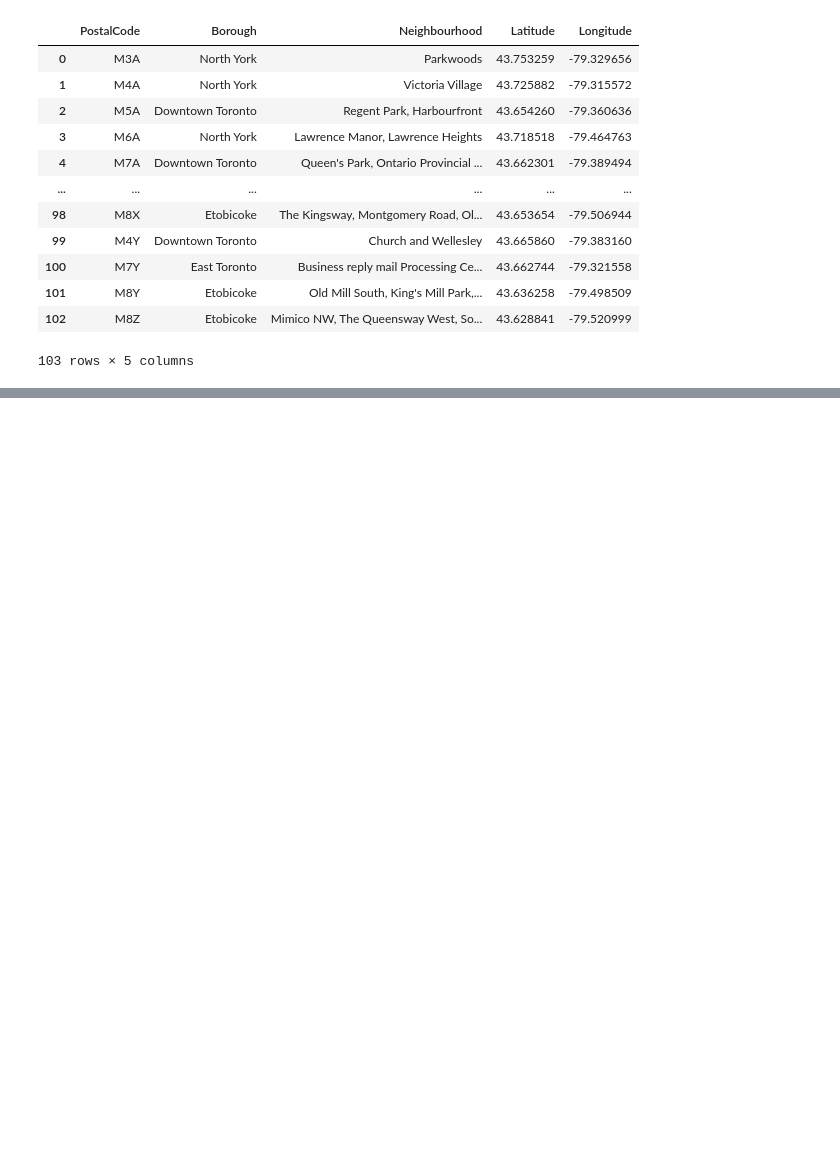
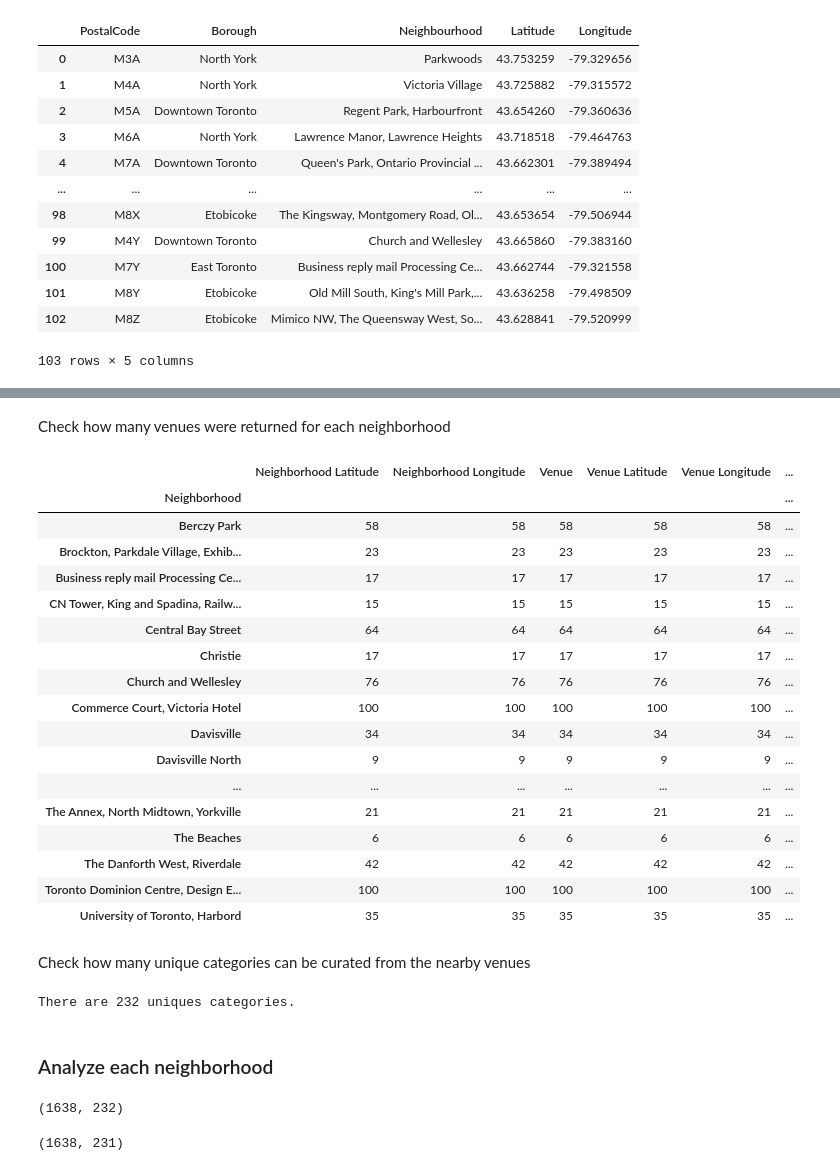
Before and after one commit to giftmetav/Coursera_Capstone, a Jupyter notebook: Toronto.ipynb, the cells around one changed output, grey strips where cells are left out. Cells and saved outputs as stored; diff of their text form; code cells hidden in the pictures; blank space fills up the shorter version.

```diff
--- a/Toronto.ipynb
+++ b/Toronto.ipynb
@@ -109,0 +108,5 @@ Toronto_merged
+# %%
+import requests # library to handle requests
+CLIENT_ID = 'NMREAEN1VZAMGXCDGVFP13WE51UGFCRH2LRJAJY3T13CSQBA' # your Foursquare ID
+CLIENT_SECRET = 'VIHNI2JA2JJFWU1MCCX2L433NNP4FRL4V1VTIONI15WYG3EY' # your Foursquare Secret
+VERSION = '20180605' # Foursquare API version
@@ -109,0 +157,6 @@ Toronto_merged
+# %%
+# Get only Borough that contained the word Toronto
+Toronto_data = Toronto_merged[Toronto_merged['Borough'].str.contains('Toronto')]
+
+# Check the size for the dataframe
+Toronto_data.shape
@@ -109,0 +203,43 @@ Toronto_merged
+# %% [markdown]
+Check how many venues were returned for each neighborhood
+# %%
+Toronto_venues.groupby('Neighborhood').count()
+# %% [output]
+|  | Neighborhood Latitude | Neighborhood Longitude | Venue | Venue Latitude | Venue Longitude | ... |
+| Neighborhood |  |  |  |  |  | ... |
+| Berczy Park | 58 | 58 | 58 | 58 | 58 | ... |
+| Brockton, Parkdale Village, Exhib... | 23 | 23 | 23 | 23 | 23 | ... |
+| Business reply mail Processing Ce... | 17 | 17 | 17 | 17 | 17 | ... |
+| CN Tower, King and Spadina, Railw... | 15 | 15 | 15 | 15 | 15 | ... |
+| Central Bay Street | 64 | 64 | 64 | 64 | 64 | ... |
+| Christie | 17 | 17 | 17 | 17 | 17 | ... |
+| Church and Wellesley | 76 | 76 | 76 | 76 | 76 | ... |
+| Commerce Court, Victoria Hotel | 100 | 100 | 100 | 100 | 100 | ... |
+| Davisville | 34 | 34 | 34 | 34 | 34 | ... |
+| Davisville North | 9 | 9 | 9 | 9 | 9 | ... |
+| ... | ... | ... | ... | ... | ... | ... |
+| The Annex, North Midtown, Yorkville | 21 | 21 | 21 | 21 | 21 | ... |
+| The Beaches | 6 | 6 | 6 | 6 | 6 | ... |
+| The Danforth West, Riverdale | 42 | 42 | 42 | 42 | 42 | ... |
+| Toronto Dominion Centre, Design E... | 100 | 100 | 100 | 100 | 100 | ... |
+| University of Toronto, Harbord | 35 | 35 | 35 | 35 | 35 | ... |
+# %% [markdown]
+Check how many unique categories can be curated from the nearby venues
+# %%
+print('There are {} uniques categories.'.format(len(Toronto_venues['Venue Category'].unique())))
+# %% [output]
+There are 232 uniques categories.
+# %% [markdown]
+### Analyze each neighborhood
+# %%
+# one hot encoding
+Toronto_onehot = pd.get_dummies(Toronto_venues[['Venue Category']], prefix="", prefix_sep="")
+Toronto_onehot.shape
+# %% [output]
+(1638, 232)
+# %%
+# drop neighborhood column generated from one hot encoding in the dataframe
+Toronto_onehot.drop(columns=['Neighborhood'], inplace=True)
+Toronto_onehot.shape
+# %% [output]
+(1638, 231)
```
Also changed, not shown: parts of 27 cells of this notebook.
